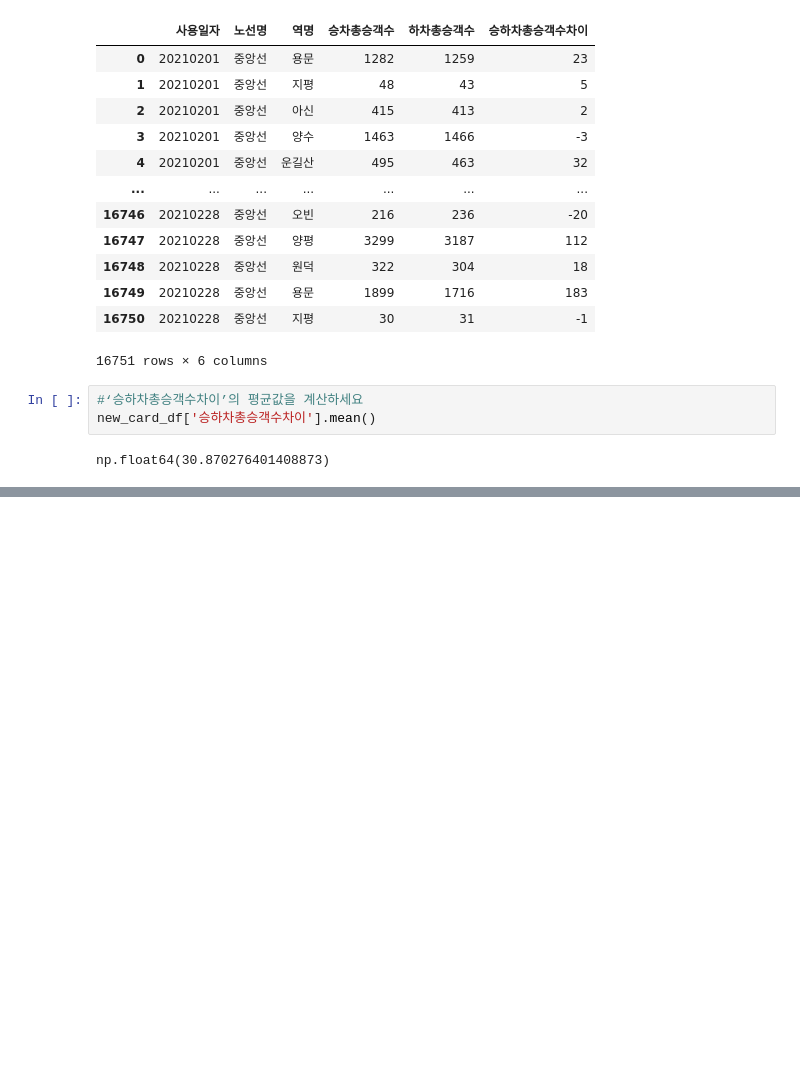
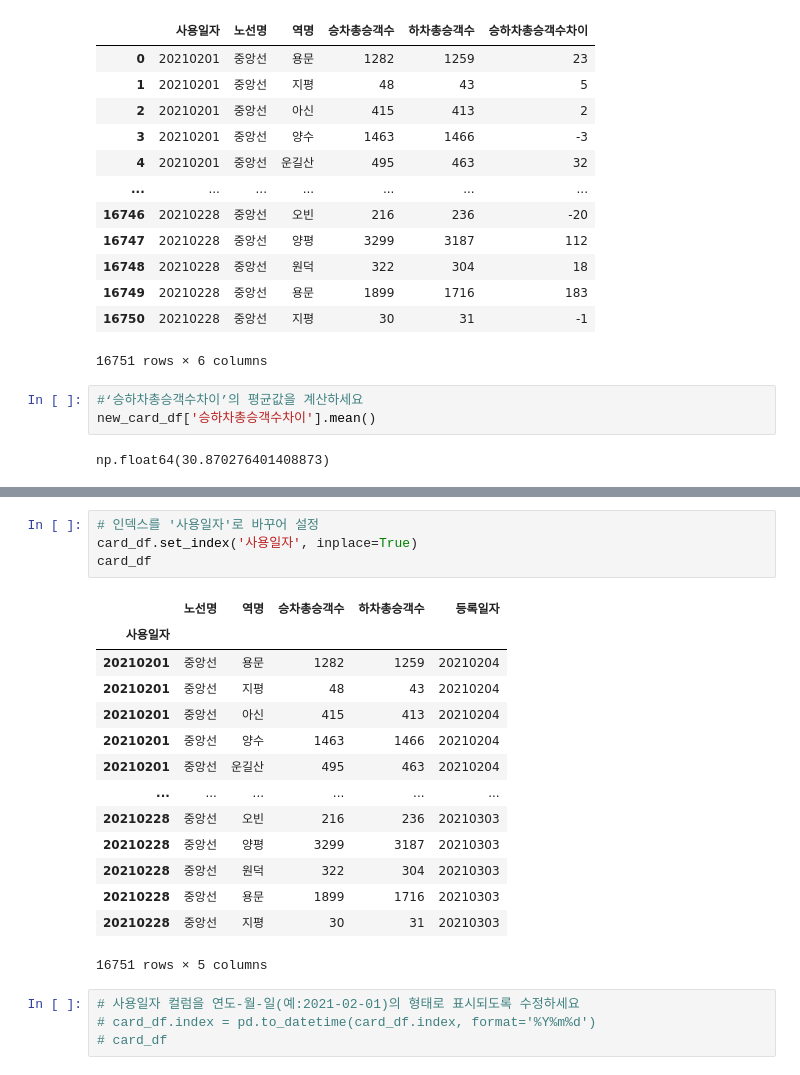
Before and after one commit to gayeoniee/data_anal_rep, a Jupyter notebook: 8. 데이터전처리2.ipynb, the cells around one changed output, grey strips where cells are left out. Cells and saved outputs as stored; diff of their text form; blank space fills up the shorter version.

```diff
--- a/8. 데이터전처리2.ipynb
+++ b/8. 데이터전처리2.ipynb
@@ -710,0 +700,23 @@ sample_df
+# %%
+# 인덱스를 '사용일자'로 바꾸어 설정
+card_df.set_index('사용일자', inplace=True)
+card_df
+# %% [output]
+|  | 노선명 | 역명 | 승차총승객수 | 하차총승객수 | 등록일자 |
+| 사용일자 |  |  |  |  |  |
+| 20210201 | 중앙선 | 용문 | 1282 | 1259 | 20210204 |
+| 20210201 | 중앙선 | 지평 | 48 | 43 | 20210204 |
+| 20210201 | 중앙선 | 아신 | 415 | 413 | 20210204 |
+| 20210201 | 중앙선 | 양수 | 1463 | 1466 | 20210204 |
+| 20210201 | 중앙선 | 운길산 | 495 | 463 | 20210204 |
+| ... | ... | ... | ... | ... | ... |
+| 20210228 | 중앙선 | 오빈 | 216 | 236 | 20210303 |
+| 20210228 | 중앙선 | 양평 | 3299 | 3187 | 20210303 |
+| 20210228 | 중앙선 | 원덕 | 322 | 304 | 20210303 |
+| 20210228 | 중앙선 | 용문 | 1899 | 1716 | 20210303 |
+| 20210228 | 중앙선 | 지평 | 30 | 31 | 20210303 |
+16751 rows × 5 columns
+# %%
+# 사용일자 컬럼을 연도-월-일(예:2021-02-01)의 형태로 표시되도록 수정하세요
+# card_df.index = pd.to_datetime(card_df.index, format='%Y%m%d')
+# card_df
```
Also changed, not shown: parts of 10 cells of this notebook.
